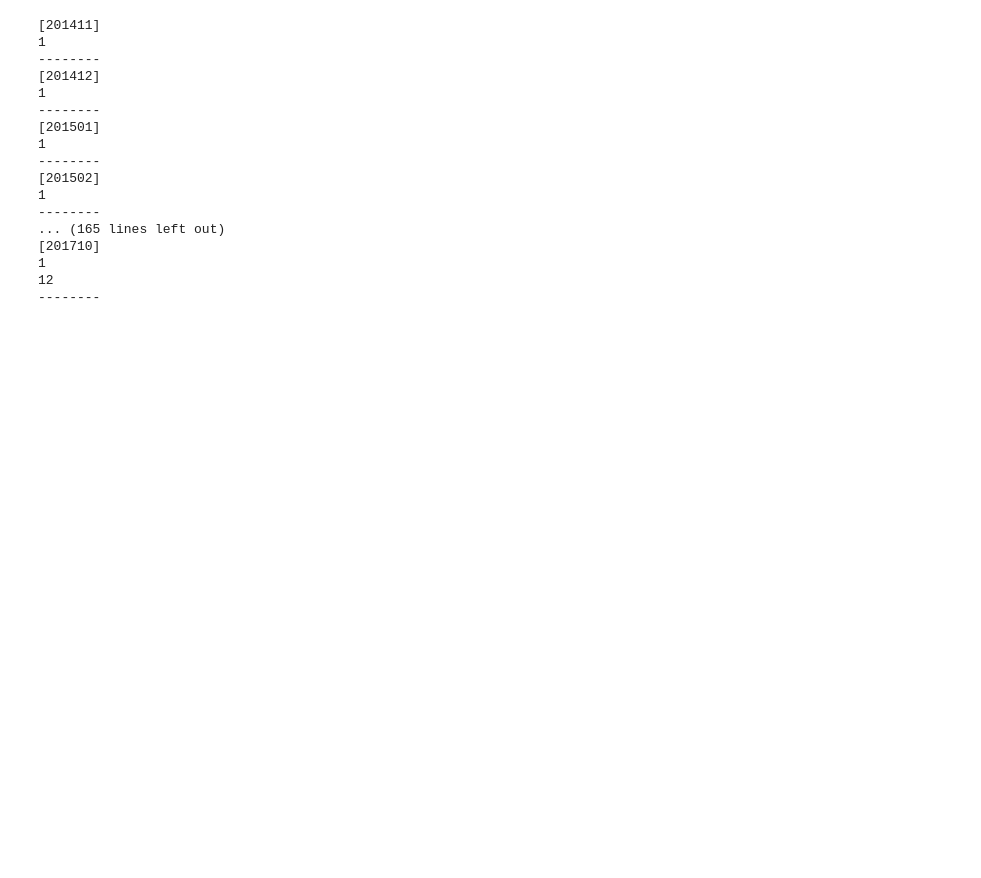
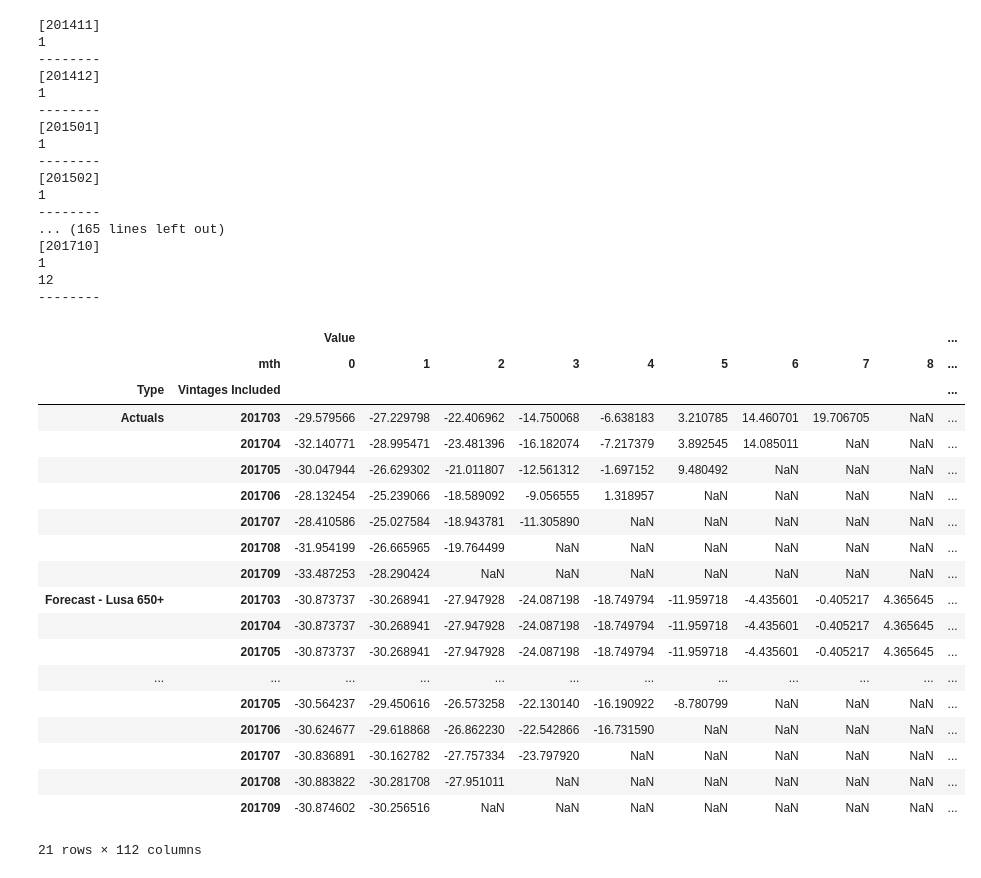
Before and after one commit to Aakash-Katdare/Cohort-Monitoring-Notebooks, a Jupyter notebook: Cohort Monitoring Lusa v2.ipynb, the cells around one changed output. Saved outputs shown, nothing was run; the diff lists cells and outputs as text; code cells hidden in the pictures; blank space fills up the shorter version.

```diff
--- a/Cohort Monitoring Lusa v2.ipynb
+++ b/Cohort Monitoring Lusa v2.ipynb
@@ -1886,3 +1886,27 @@ See the caveats in the documentation: http://pandas.pydata.org/pandas-docs/stabl
 --------
 # %%
 Final_summary.to_csv('Cohort_monitoring_Lusav2_daily_provisions_all_updated_losses_600+_Nov17.csv')
+# %%
+MC = Final_summary[(Final_summary['Vintages Included'].isin(['201703','201704','201705','201706','201707','201708','201709'])) & (Final_summary['Metric'] == '70a Contribution_Margin_w_Acquisitions_cum')].groupby(['Type','Vintages Included','mth']).sum()[['Value']].unstack()
+MC
+# %% [output]
+|  |  | Value |  |  |  |  |  |  |  |  | ... |
+|  | mth | 0 | 1 | 2 | 3 | 4 | 5 | 6 | 7 | 8 | ... |
+| Type | Vintages Included |  |  |  |  |  |  |  |  |  | ... |
+| Actuals | 201703 | -29.579566 | -27.229798 | -22.406962 | -14.750068 | -6.638183 | 3.210785 | 14.460701 | 19.706705 | NaN | ... |
+|  | 201704 | -32.140771 | -28.995471 | -23.481396 | -16.182074 | -7.217379 | 3.892545 | 14.085011 | NaN | NaN | ... |
+|  | 201705 | -30.047944 | -26.629302 | -21.011807 | -12.561312 | -1.697152 | 9.480492 | NaN | NaN | NaN | ... |
+|  | 201706 | -28.132454 | -25.239066 | -18.589092 | -9.056555 | 1.318957 | NaN | NaN | NaN | NaN | ... |
+|  | 201707 | -28.410586 | -25.027584 | -18.943781 | -11.305890 | NaN | NaN | NaN | NaN | NaN | ... |
+|  | 201708 | -31.954199 | -26.665965 | -19.764499 | NaN | NaN | NaN | NaN | NaN | NaN | ... |
+|  | 201709 | -33.487253 | -28.290424 | NaN | NaN | NaN | NaN | NaN | NaN | NaN | ... |
+| Forecast - Lusa 650+ | 201703 | -30.873737 | -30.268941 | -27.947928 | -24.087198 | -18.749794 | -11.959718 | -4.435601 | -0.405217 | 4.365645 | ... |
+|  | 201704 | -30.873737 | -30.268941 | -27.947928 | -24.087198 | -18.749794 | -11.959718 | -4.435601 | -0.405217 | 4.365645 | ... |
+|  | 201705 | -30.873737 | -30.268941 | -27.947928 | -24.087198 | -18.749794 | -11.959718 | -4.435601 | -0.405217 | 4.365645 | ... |
+| ... | ... | ... | ... | ... | ... | ... | ... | ... | ... | ... | ... |
+|  | 201705 | -30.564237 | -29.450616 | -26.573258 | -22.130140 | -16.190922 | -8.780799 | NaN | NaN | NaN | ... |
+|  | 201706 | -30.624677 | -29.618868 | -26.862230 | -22.542866 | -16.731590 | NaN | NaN | NaN | NaN | ... |
+|  | 201707 | -30.836891 | -30.162782 | -27.757334 | -23.797920 | NaN | NaN | NaN | NaN | NaN | ... |
+|  | 201708 | -30.883822 | -30.281708 | -27.951011 | NaN | NaN | NaN | NaN | NaN | NaN | ... |
+|  | 201709 | -30.874602 | -30.256516 | NaN | NaN | NaN | NaN | NaN | NaN | NaN | ... |
+21 rows × 112 columns
```
